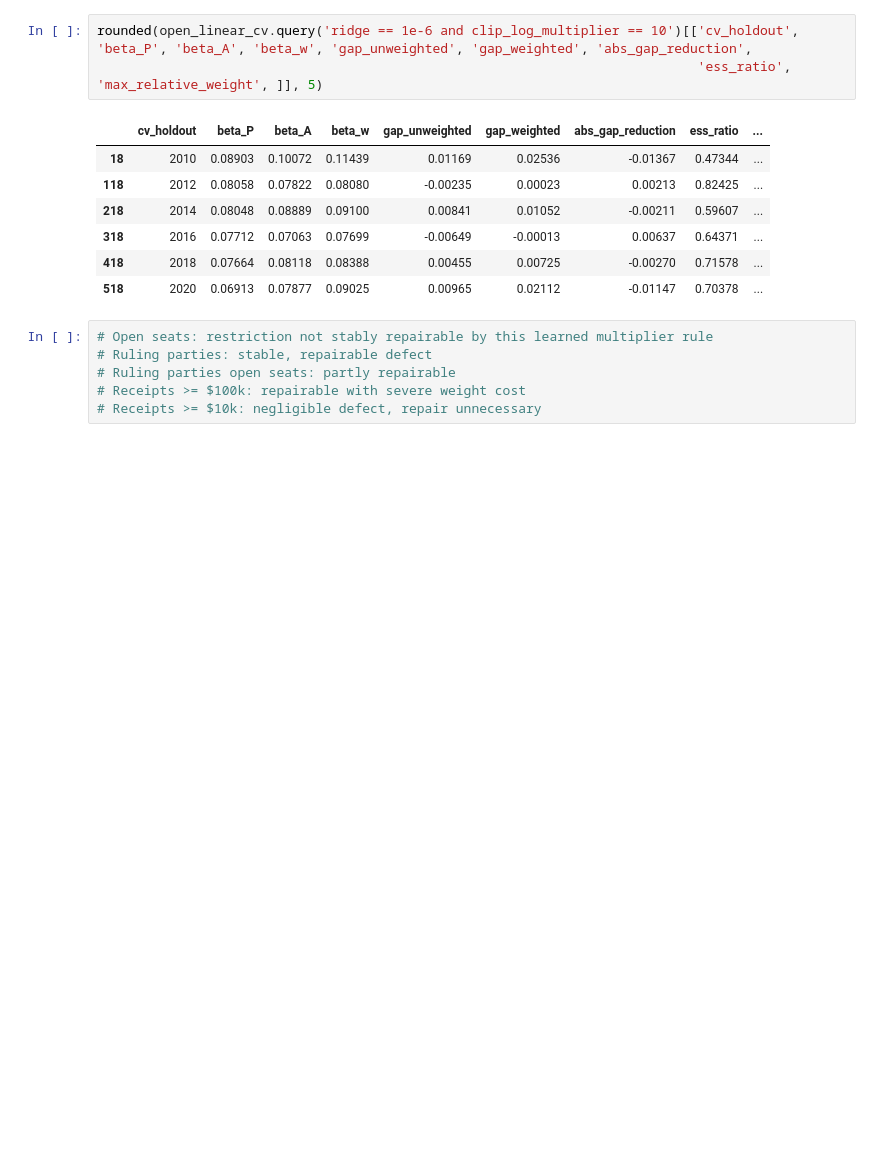
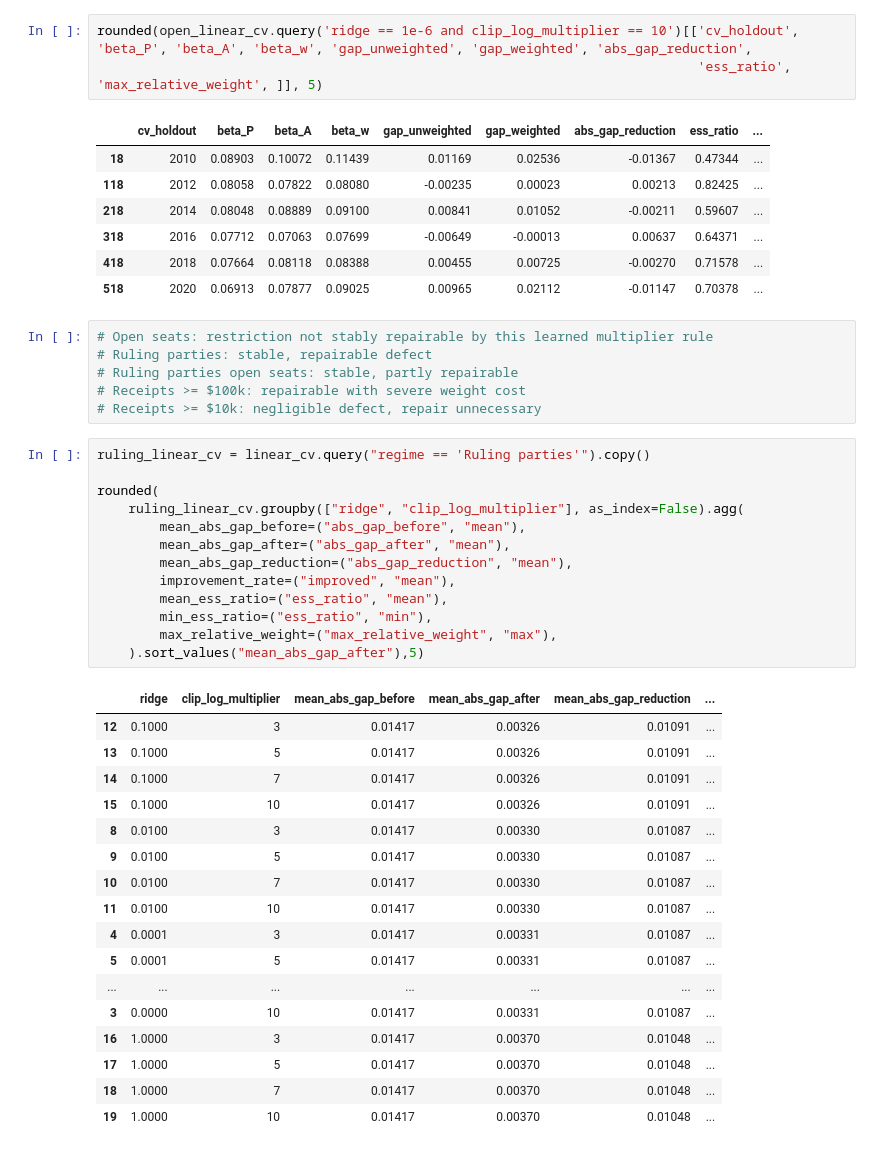
Before and after one commit to neophyte577/fec-electoral-etl-pipeline, a Jupyter notebook: house/analysis/ddc_audit.ipynb, the cells around one changed output. Cells and saved outputs as stored; diff of their text form; blank space fills up the shorter version.

```diff
--- a/house/analysis/ddc_audit.ipynb
+++ b/house/analysis/ddc_audit.ipynb
@@ -340,6 +309,37 @@ rounded(open_linear_cv.query('ridge == 1e-6 and clip_log_multiplier == 10')[['cv
 # %%
 # Open seats: restriction not stably repairable by this learned multiplier rule
 # Ruling parties: stable, repairable defect
-# Ruling parties open seats: partly repairable
+# Ruling parties open seats: stable, partly repairable
 # Receipts >= $100k: repairable with severe weight cost
 # Receipts >= $10k: negligible defect, repair unnecessary
+# %%
+ruling_linear_cv = linear_cv.query("regime == 'Ruling parties'").copy()
+
+rounded(
+    ruling_linear_cv.groupby(["ridge", "clip_log_multiplier"], as_index=False).agg(
+        mean_abs_gap_before=("abs_gap_before", "mean"),
+        mean_abs_gap_after=("abs_gap_after", "mean"),
+        mean_abs_gap_reduction=("abs_gap_reduction", "mean"),
+        improvement_rate=("improved", "mean"),
+        mean_ess_ratio=("ess_ratio", "mean"),
+        min_ess_ratio=("ess_ratio", "min"),
+        max_relative_weight=("max_relative_weight", "max"),
+    ).sort_values("mean_abs_gap_after"),5)
+# %% [output]
+|  | ridge | clip_log_multiplier | mean_abs_gap_before | mean_abs_gap_after | mean_abs_gap_reduction | ... |
+| 12 | 0.1000 | 3 | 0.01417 | 0.00326 | 0.01091 | ... |
+| 13 | 0.1000 | 5 | 0.01417 | 0.00326 | 0.01091 | ... |
+| 14 | 0.1000 | 7 | 0.01417 | 0.00326 | 0.01091 | ... |
+| 15 | 0.1000 | 10 | 0.01417 | 0.00326 | 0.01091 | ... |
+| 8 | 0.0100 | 3 | 0.01417 | 0.00330 | 0.01087 | ... |
+| 9 | 0.0100 | 5 | 0.01417 | 0.00330 | 0.01087 | ... |
+| 10 | 0.0100 | 7 | 0.01417 | 0.00330 | 0.01087 | ... |
+| 11 | 0.0100 | 10 | 0.01417 | 0.00330 | 0.01087 | ... |
+| 4 | 0.0001 | 3 | 0.01417 | 0.00331 | 0.01087 | ... |
+| 5 | 0.0001 | 5 | 0.01417 | 0.00331 | 0.01087 | ... |
+| ... | ... | ... | ... | ... | ... | ... |
+| 3 | 0.0000 | 10 | 0.01417 | 0.00331 | 0.01087 | ... |
+| 16 | 1.0000 | 3 | 0.01417 | 0.00370 | 0.01048 | ... |
+| 17 | 1.0000 | 5 | 0.01417 | 0.00370 | 0.01048 | ... |
+| 18 | 1.0000 | 7 | 0.01417 | 0.00370 | 0.01048 | ... |
+| 19 | 1.0000 | 10 | 0.01417 | 0.00370 | 0.01048 | ... |
```
Also changed, not shown: parts of 3 cells of this notebook, 2 other files.
